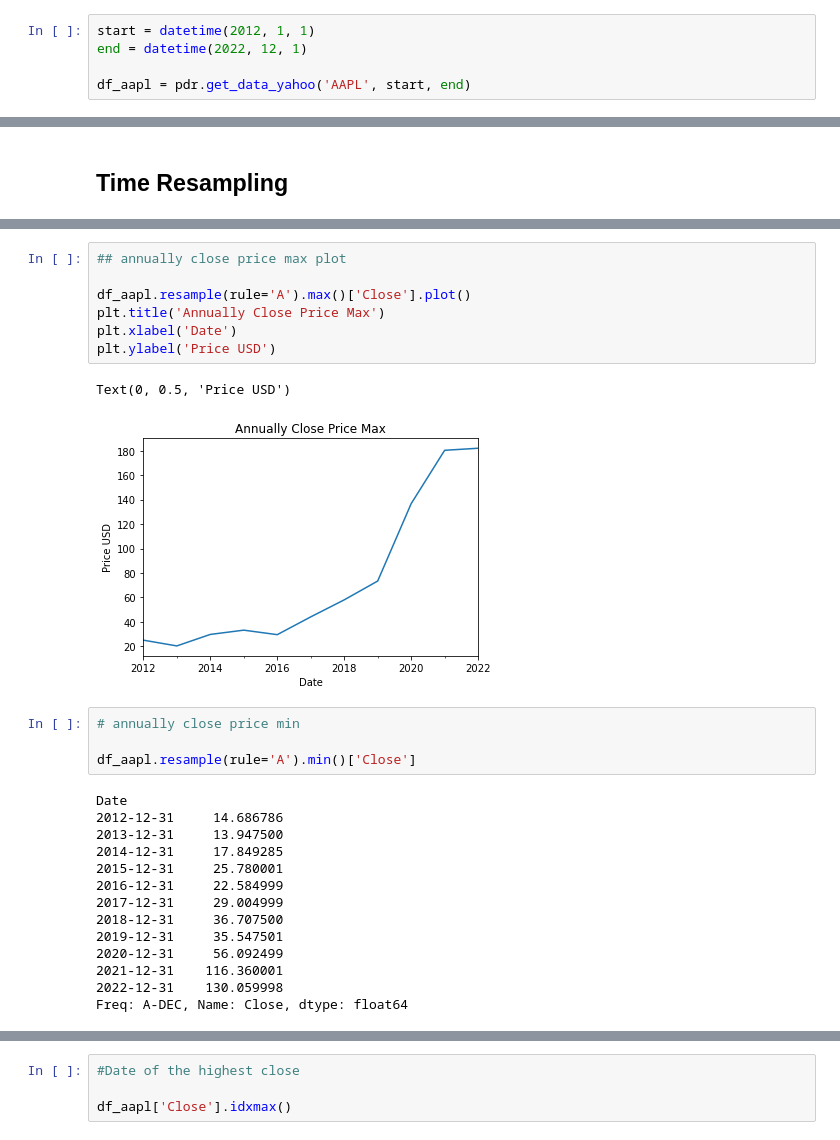
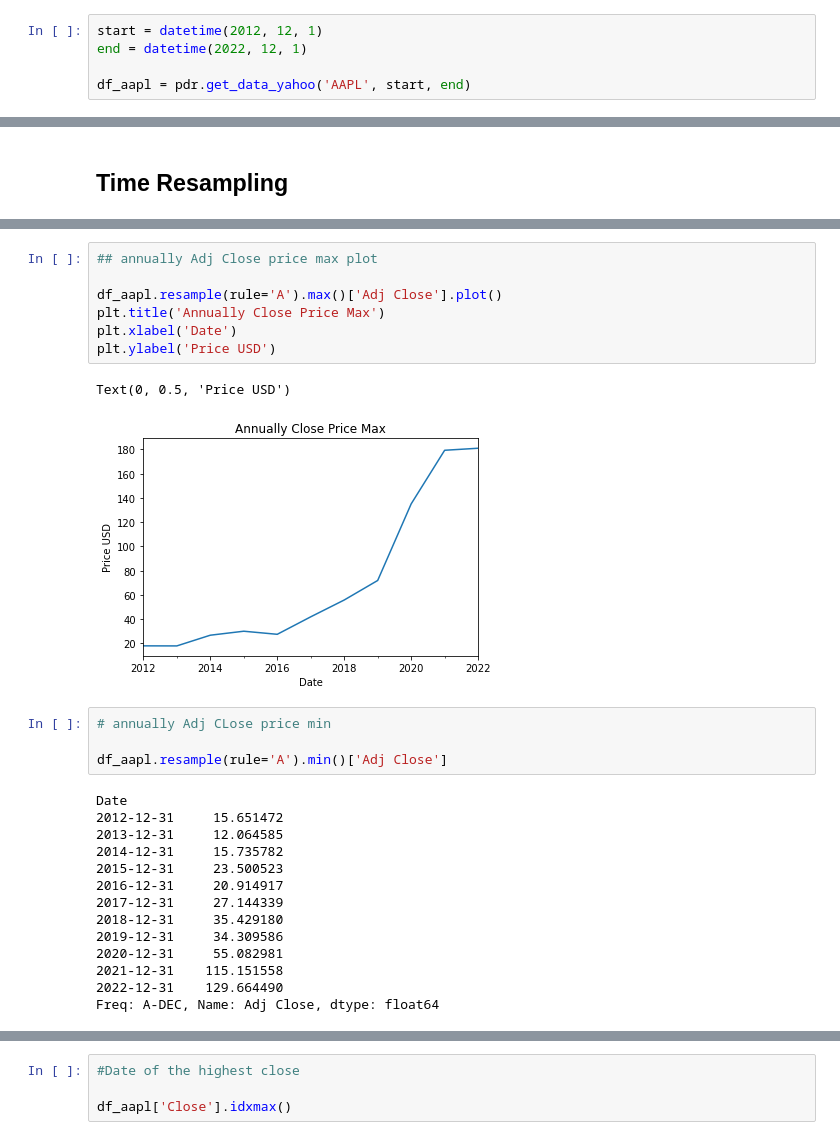
Before and after one commit to grantc00/Capstone-2, a Jupyter notebook: Capstone2.ipynb, the cells around one changed output, grey strips where cells are left out. Drawn from its saved outputs; the diff is of its cells as text.

```diff
--- a/Capstone2.ipynb
+++ b/Capstone2.ipynb
@@ -28,7 +28,7 @@ from statsmodels.tsa.stattools import adfuller
 
 %matplotlib inline
 # %%
-start = datetime(2012, 1, 1)
+start = datetime(2012, 12, 1)
 end = datetime(2022, 12, 1)
 
 df_aapl = pdr.get_data_yahoo('AAPL', start, end)
@@ -244,29 +221,29 @@ Freq: A-DEC, Name: Close, dtype: float64
 # %%
-## annually close price max plot
+## annually Adj Close price max plot
 
-df_aapl.resample(rule='A').max()['Close'].plot()
+df_aapl.resample(rule='A').max()['Adj Close'].plot()
 plt.title('Annually Close Price Max')
 plt.xlabel('Date')
 plt.ylabel('Price USD')
 # %% [output]
 Text(0, 0.5, 'Price USD')
-[figure, old version]
+[figure, new version]
 # %%
-# annually close price min
+# annually Adj CLose price min
 
-df_aapl.resample(rule='A').min()['Close']
+df_aapl.resample(rule='A').min()['Adj Close']
 # %% [output]
 Date
-2012-12-31     14.686786
-2013-12-31     13.947500
-2014-12-31     17.849285
-2015-12-31     25.780001
-2016-12-31     22.584999
-2017-12-31     29.004999
-2018-12-31     36.707500
-2019-12-31     35.547501
-2020-12-31     56.092499
-2021-12-31    116.360001
-2022-12-31    130.059998
-Freq: A-DEC, Name: Close, dtype: float64
+2012-12-31     15.651472
+2013-12-31     12.064585
+2014-12-31     15.735782
+2015-12-31     23.500523
+2016-12-31     20.914917
+2017-12-31     27.144339
+2018-12-31     35.429180
+2019-12-31     34.309586
+2020-12-31     55.082981
+2021-12-31    115.151558
+2022-12-31    129.664490
+Freq: A-DEC, Name: Adj Close, dtype: float64
 # %%
```
Also changed, not shown: parts of 41 cells of this notebook, 1 other file.
